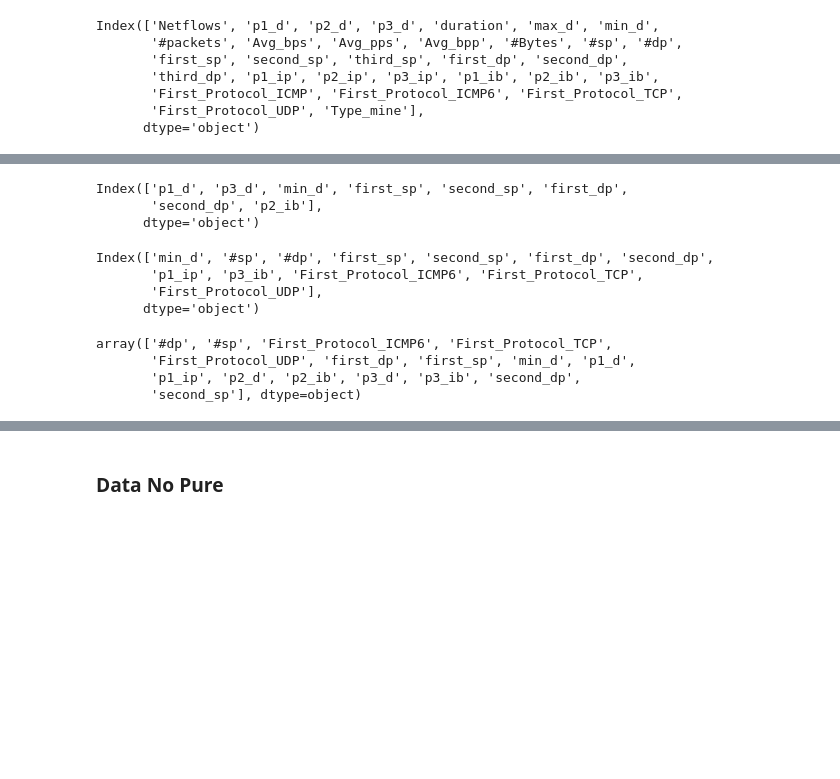
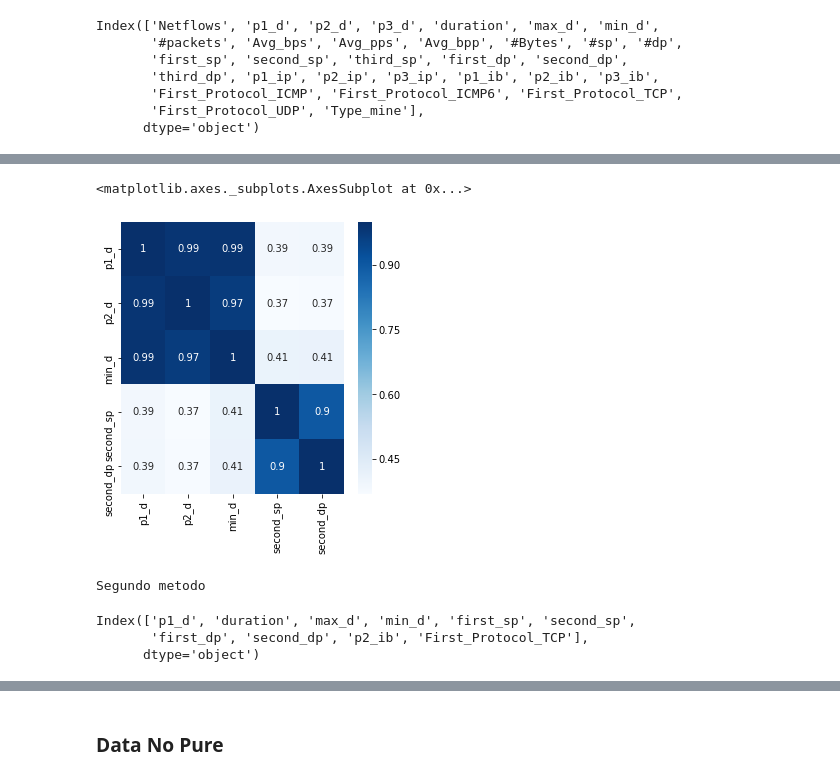
Before and after one commit to Kaiziferr/-Miner_Detector, a Jupyter notebook: PDG/6. Feature_Selection.ipynb, the cells around one changed output, grey strips where cells are left out. Cells and saved outputs as stored; diff of their text form; code cells hidden in the pictures; blank space fills up the shorter version.

```diff
--- a/PDG/6. Feature_Selection.ipynb
+++ b/PDG/6. Feature_Selection.ipynb
@@ -22,7 +22,7 @@ def anovaF(X,y,k=10):
     ax = plt.plot(scores)
     plt.xticks(np.arange(30),np.arange(30), size = 15 )
     plt.yticks(size = 15)
-    return atributos
+    return atributos, atrib.nonzero()[0]
 # %% [markdown]
 # ExtraTreesClassifier Data Pure
 # %%
@@ -83,15 +133,15 @@ print(bestF1Me_p)
+# %%
+plt.figure(figsize=(5,5))
+sns.heatmap(X[bestF1Me_p[0]].corr(), annot=True, cmap="Blues")
+# %% [output]
+<matplotlib.axes._subplots.AxesSubplot at 0x...>
+[figure, added]
 # %%
+print(colored(f"Segundo metodo", attrs=['bold']))
 bestF2Me_p = treesClassifierData(X,y)
 bestF2Me_p
 # %% [output]
-Index(['p1_d', 'p3_d', 'min_d', 'first_sp', 'second_sp', 'first_dp',
-       'second_dp', 'p2_ib'],
-      dtype='object')
+Segundo metodo
+Index(['p1_d', 'duration', 'max_d', 'min_d', 'first_sp', 'second_sp',
+       'first_dp', 'second_dp', 'p2_ib', 'First_Protocol_TCP'],
+      dtype='object')
-# %%
-bestF3Me_p = ldaData(X,y)
-bestF3Me_p
-# %% [output]
-Index(['min_d', '#sp', '#dp', 'first_sp', 'second_sp', 'first_dp', 'second_dp',
-       'p1_ip', 'p3_ib', 'First_Protocol_ICMP6', 'First_Protocol_TCP',
-       'First_Protocol_UDP'],
-      dtype='object')
@@ -101,7 +147,0 @@ best_feature_pure = np.unique(best_feature_pure)
-# %%
-best_feature_pure
-# %% [output]
-array(['#dp', '#sp', 'First_Protocol_ICMP6', 'First_Protocol_TCP',
-       'First_Protocol_UDP', 'first_dp', 'first_sp', 'min_d', 'p1_d',
-       'p1_ip', 'p2_d', 'p2_ib', 'p3_d', 'p3_ib', 'second_dp',
-       'second_sp'], dtype=object)
```
Also changed, not shown: parts of 27 cells of this notebook, 7 other files.
